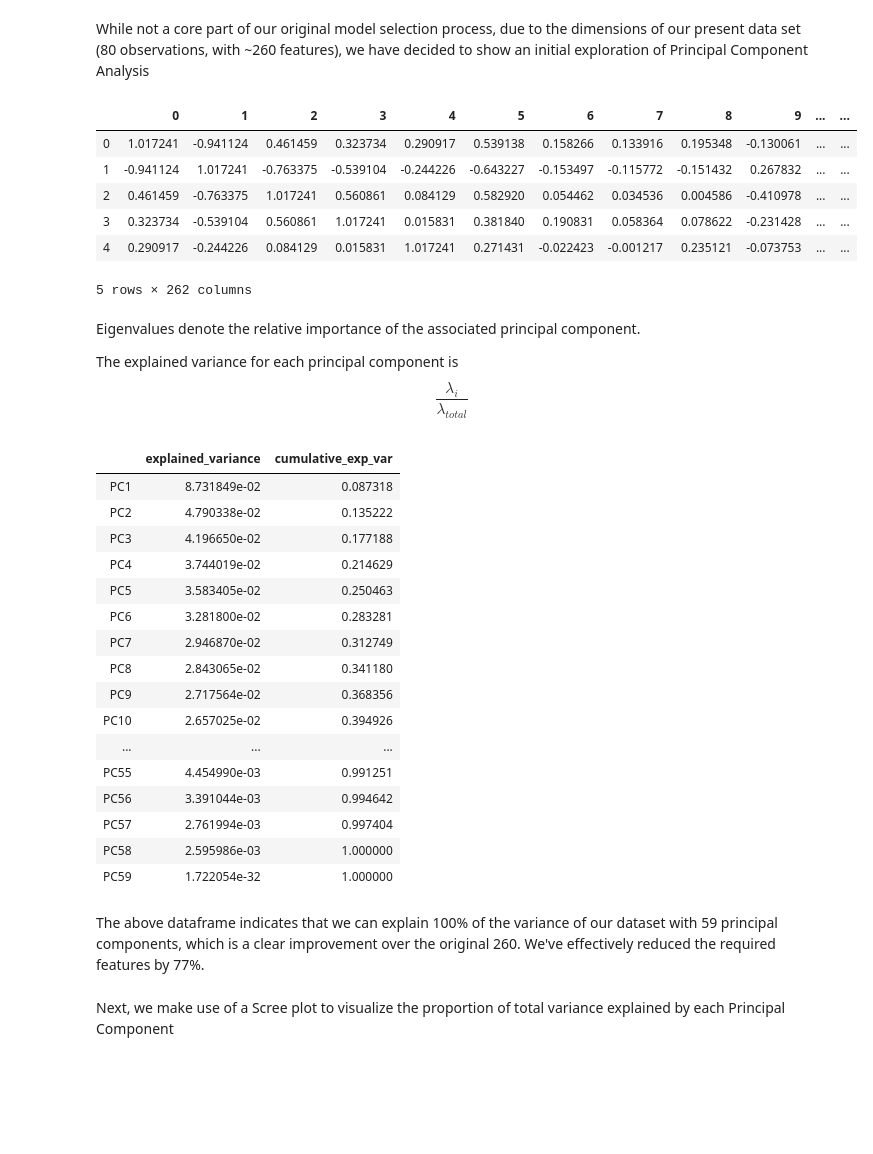
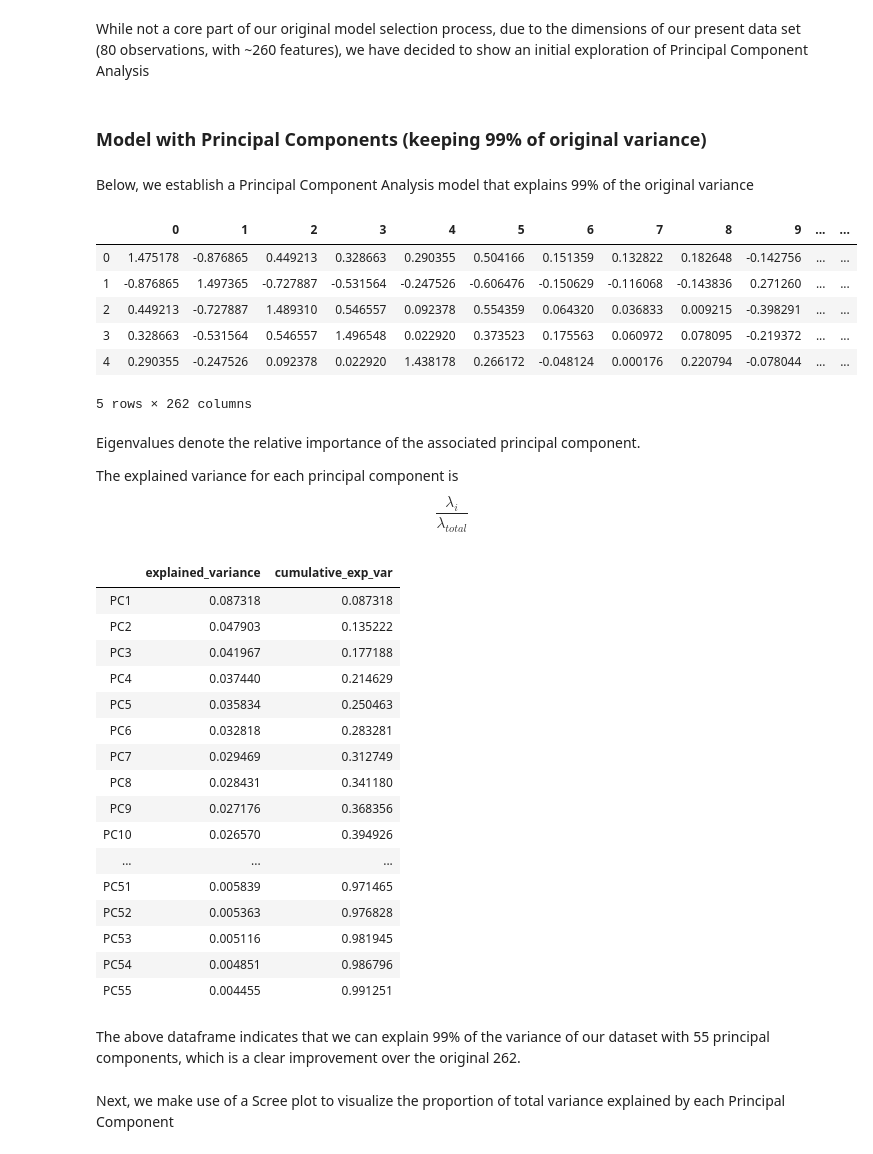
Before and after one commit to FredaXin/client_project, a Jupyter notebook: code/modeling_option_1.ipynb, the cells around one changed output. Saved outputs shown, nothing was run; the diff lists cells and outputs as text; code cells hidden in the pictures; blank space fills up the shorter version.

```diff
--- a/code/modeling_option_1.ipynb
+++ b/code/modeling_option_1.ipynb
@@ -650,13 +642,24 @@ Z_test  = pca.transform(X_test_ss)
+# %% [markdown]
+
+### Model with Principal Components (keeping 99% of original variance)
+# %% [markdown]
+Below, we establish a Principal Component Analysis model that explains 99% of the original variance
+# %%
+# Instantiate PCA
+pca_99 = PCA(n_components = .99, random_state = RANDOM_STATE)
+
+Z_train_99 = pca_99.fit_transform(X_train_ss)
+Z_test_99  = pca_99.transform(X_test_ss)
 # %%
 # creation of a a covariance DataFrame
-pd.DataFrame(pca.get_covariance()).head()
+pd.DataFrame(pca_99.get_covariance()).head()
 # %% [output]
 |  | 0 | 1 | 2 | 3 | 4 | 5 | 6 | 7 | 8 | 9 | ... | ... |
-| 0 | 1.017241 | -0.941124 | 0.461459 | 0.323734 | 0.290917 | 0.539138 | 0.158266 | 0.133916 | 0.195348 | -0.130061 | ... | ... |
-| 1 | -0.941124 | 1.017241 | -0.763375 | -0.539104 | -0.244226 | -0.643227 | -0.153497 | -0.115772 | -0.151432 | 0.267832 | ... | ... |
-| 2 | 0.461459 | -0.763375 | 1.017241 | 0.560861 | 0.084129 | 0.582920 | 0.054462 | 0.034536 | 0.004586 | -0.410978 | ... | ... |
-| 3 | 0.323734 | -0.539104 | 0.560861 | 1.017241 | 0.015831 | 0.381840 | 0.190831 | 0.058364 | 0.078622 | -0.231428 | ... | ... |
-| 4 | 0.290917 | -0.244226 | 0.084129 | 0.015831 | 1.017241 | 0.271431 | -0.022423 | -0.001217 | 0.235121 | -0.073753 | ... | ... |
+| 0 | 1.475178 | -0.876865 | 0.449213 | 0.328663 | 0.290355 | 0.504166 | 0.151359 | 0.132822 | 0.182648 | -0.142756 | ... | ... |
+| 1 | -0.876865 | 1.497365 | -0.727887 | -0.531564 | -0.247526 | -0.606476 | -0.150629 | -0.116068 | -0.143836 | 0.271260 | ... | ... |
+| 2 | 0.449213 | -0.727887 | 1.489310 | 0.546557 | 0.092378 | 0.554359 | 0.064320 | 0.036833 | 0.009215 | -0.398291 | ... | ... |
+| 3 | 0.328663 | -0.531564 | 0.546557 | 1.496548 | 0.022920 | 0.373523 | 0.175563 | 0.060972 | 0.078095 | -0.219372 | ... | ... |
+| 4 | 0.290355 | -0.247526 | 0.092378 | 0.022920 | 1.438178 | 0.266172 | -0.048124 | 0.000176 | 0.220794 | -0.078044 | ... | ... |
 5 rows × 262 columns
 # %% [markdown]
 Eigenvalues denote the relative importance of the associated principal component.
@@ -665,31 +668,31 @@ The explained variance for each principal component is
 $$\frac{\lambda_i}{\lambda_{total}}$$
 # %%
 # isolating the eigenvalues (proportion of explained variance for associated principal component)
-var_exp = pca.explained_variance_ratio_
+var_exp = pca_99.explained_variance_ratio_
 
 # determining the cumulative eigenvalues & summarizing in a dataframe
 cum_var_exp = np.cumsum(var_exp)
 pd.DataFrame({"explained_variance": var_exp, "cumulative_exp_var": cum_var_exp}, index = [f"PC{i+1}" for i in range(len(var_exp))])
 # %% [output]
 |  | explained_variance | cumulative_exp_var |
-| PC1 | 8.731849e-02 | 0.087318 |
-| PC2 | 4.790338e-02 | 0.135222 |
-| PC3 | 4.196650e-02 | 0.177188 |
-| PC4 | 3.744019e-02 | 0.214629 |
-| PC5 | 3.583405e-02 | 0.250463 |
-| PC6 | 3.281800e-02 | 0.283281 |
-| PC7 | 2.946870e-02 | 0.312749 |
-| PC8 | 2.843065e-02 | 0.341180 |
-| PC9 | 2.717564e-02 | 0.368356 |
-| PC10 | 2.657025e-02 | 0.394926 |
+| PC1 | 0.087318 | 0.087318 |
+| PC2 | 0.047903 | 0.135222 |
+| PC3 | 0.041967 | 0.177188 |
+| PC4 | 0.037440 | 0.214629 |
+| PC5 | 0.035834 | 0.250463 |
+| PC6 | 0.032818 | 0.283281 |
+| PC7 | 0.029469 | 0.312749 |
+| PC8 | 0.028431 | 0.341180 |
+| PC9 | 0.027176 | 0.368356 |
+| PC10 | 0.026570 | 0.394926 |
 | ... | ... | ... |
-| PC55 | 4.454990e-03 | 0.991251 |
-| PC56 | 3.391044e-03 | 0.994642 |
-| PC57 | 2.761994e-03 | 0.997404 |
-| PC58 | 2.595986e-03 | 1.000000 |
-| PC59 | 1.722054e-32 | 1.000000 |
+| PC51 | 0.005839 | 0.971465 |
+| PC52 | 0.005363 | 0.976828 |
+| PC53 | 0.005116 | 0.981945 |
+| PC54 | 0.004851 | 0.986796 |
+| PC55 | 0.004455 | 0.991251 |
 # %% [markdown]
-The above dataframe indicates that we can explain 100% of the variance of our dataset with 59 principal components, which is a clear improvement over the original 260. We've effectively reduced the required features by 77%.
+The above dataframe indicates that we can explain 99% of the variance of our dataset with 55 principal components, which is a clear improvement over the original 262.
 # %% [markdown]
 Next, we make use of a Scree plot to visualize the proportion of total variance explained by each Principal Component
 # %%
```
Also changed, not shown: parts of 25 cells of this notebook.
